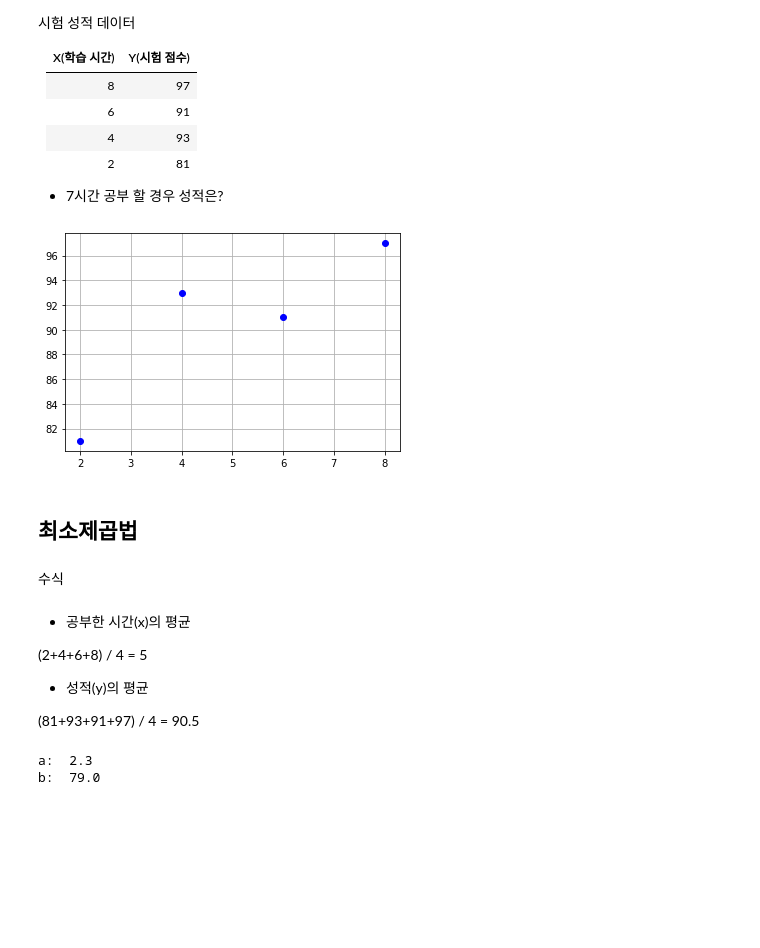
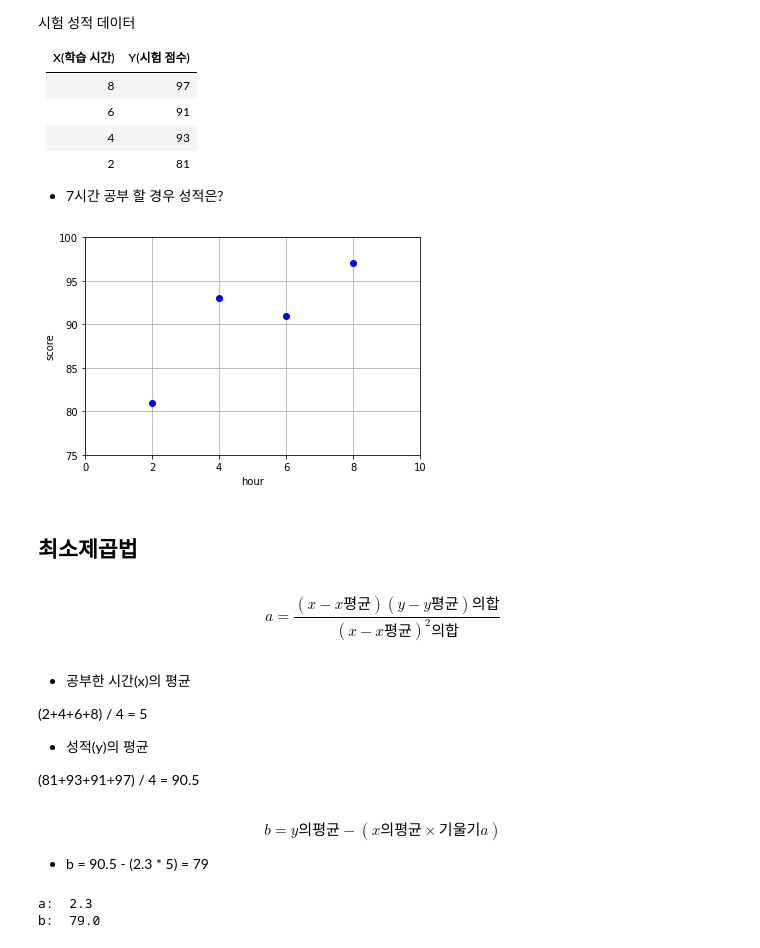
Before and after one commit to Lagom92/study-in-school, a Jupyter notebook: ML/0721_linear_regression.ipynb, the cells around one changed output. Saved outputs shown, nothing was run; the diff lists cells and outputs as text; code cells hidden in the pictures; blank space fills up the shorter version.

```diff
--- a/ML/0721_linear_regression.ipynb
+++ b/ML/0721_linear_regression.ipynb
@@ -76,16 +88,22 @@ b: 절편
 # %%
 x = [8, 6, 4, 2]
 y = [97, 91, 93, 81]
 
 plt.plot(x, y, 'bo')
+plt.xlim(0, 10)
+plt.ylim(75, 100)
+plt.xlabel('hour')
+plt.ylabel('score')
 plt.grid()
 plt.show()
 # %% [output]
-[figure, old version]
+[figure, new version]
 # %% [markdown]
 ## 최소제곱법
-# %% [markdown]
-수식
+# %% [markdown]
+$$
+    a=\frac { (x-x평균)(y-y평균)의 합 }{ { (x-x평균) }^{ 2 }의 합 }
+$$
 # %% [markdown]
 - 공부한 시간(x)의 평균
 
@@ -94,4 +112,10 @@ plt.show()
 - 성적(y)의 평균
 
 (81+93+91+97) / 4 = 90.5
+# %% [markdown]
+$$
+b=y의 평균- (x의 평균 \times 기울기 a)
+$$
+
+- b = 90.5 - (2.3 * 5) = 79
 # %%
```
Also changed, not shown: parts of 17 cells of this notebook.
